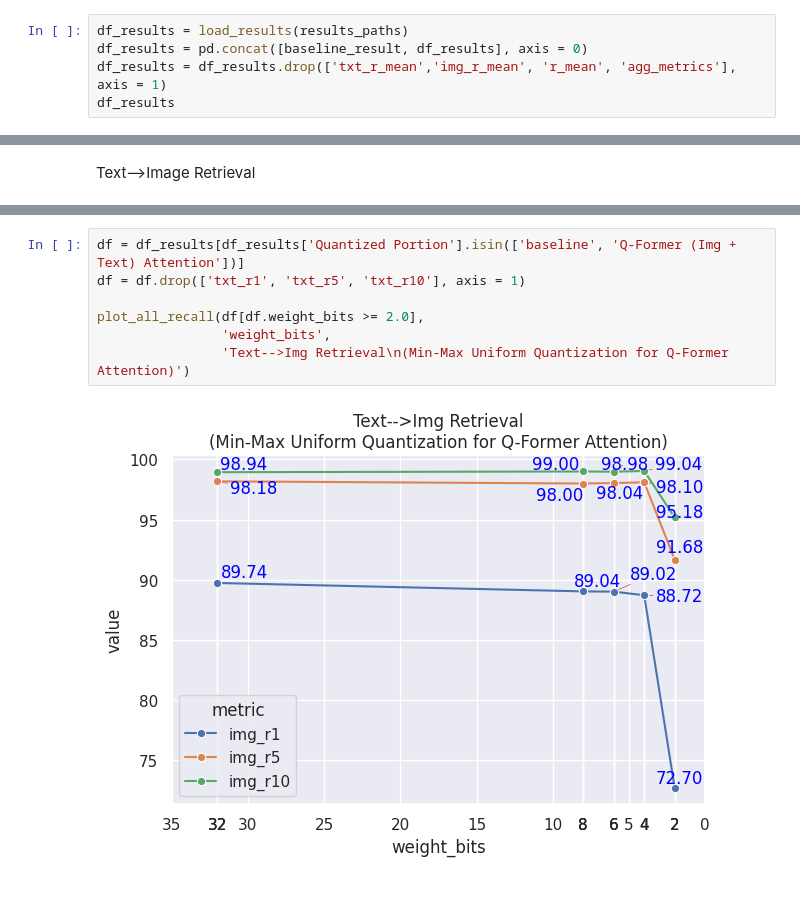
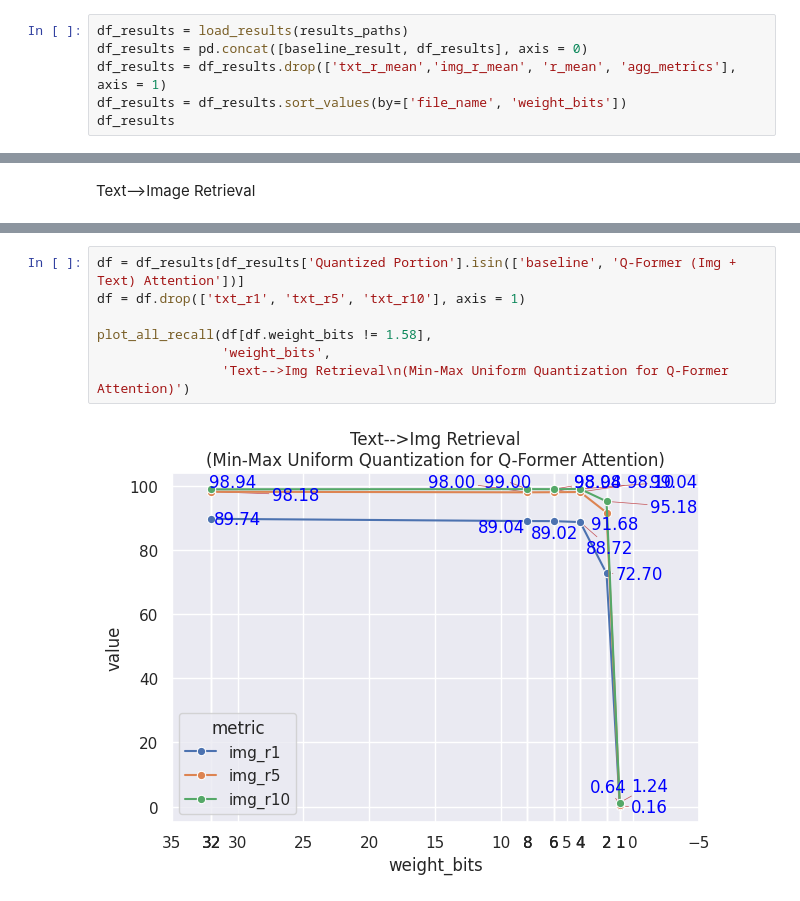
Before and after one commit to Vincent-La/multi_modal_quant, a Jupyter notebook: notebooks/blip2_flickr_postprocessing.ipynb, the cells around one changed output, grey strips where cells are left out. Drawn from its saved outputs; the diff is of its cells as text.

Commit message:
update plots with 1-bit and 1.58 bit results

```diff
--- a/notebooks/blip2_flickr_postprocessing.ipynb
+++ b/notebooks/blip2_flickr_postprocessing.ipynb
@@ -91,6 +88,7 @@ results_paths
 df_results = load_results(results_paths)
 df_results = pd.concat([baseline_result, df_results], axis = 0)
 df_results = df_results.drop(['txt_r_mean','img_r_mean', 'r_mean', 'agg_metrics'], axis = 1)
+df_results = df_results.sort_values(by=['file_name', 'weight_bits'])
 df_results
 # %% [output]
 |  | txt_r1 | txt_r5 | txt_r10 | img_r1 | img_r5 | img_r10 | Quantized Portion | file_name | weight_bits | ... |
@@ -229,9 +231,9 @@ plot_all_recall(df[df.weight_bits >= 2.0],
 # %%
 df = df_results[df_results['Quantized Portion'].isin(['baseline', 'Q-Former (Img + Text) Attention'])]
 df = df.drop(['txt_r1', 'txt_r5', 'txt_r10'], axis = 1)
 
-plot_all_recall(df[df.weight_bits >= 2.0],
+plot_all_recall(df[df.weight_bits != 1.58],
                 'weight_bits',
                 'Text-->Img Retrieval\n(Min-Max Uniform Quantization for Q-Former Attention)')
 # %% [output]
-[figure, old version]
+[figure, new version]
```
Also changed, not shown: parts of 8 cells of this notebook, 1 other file.
